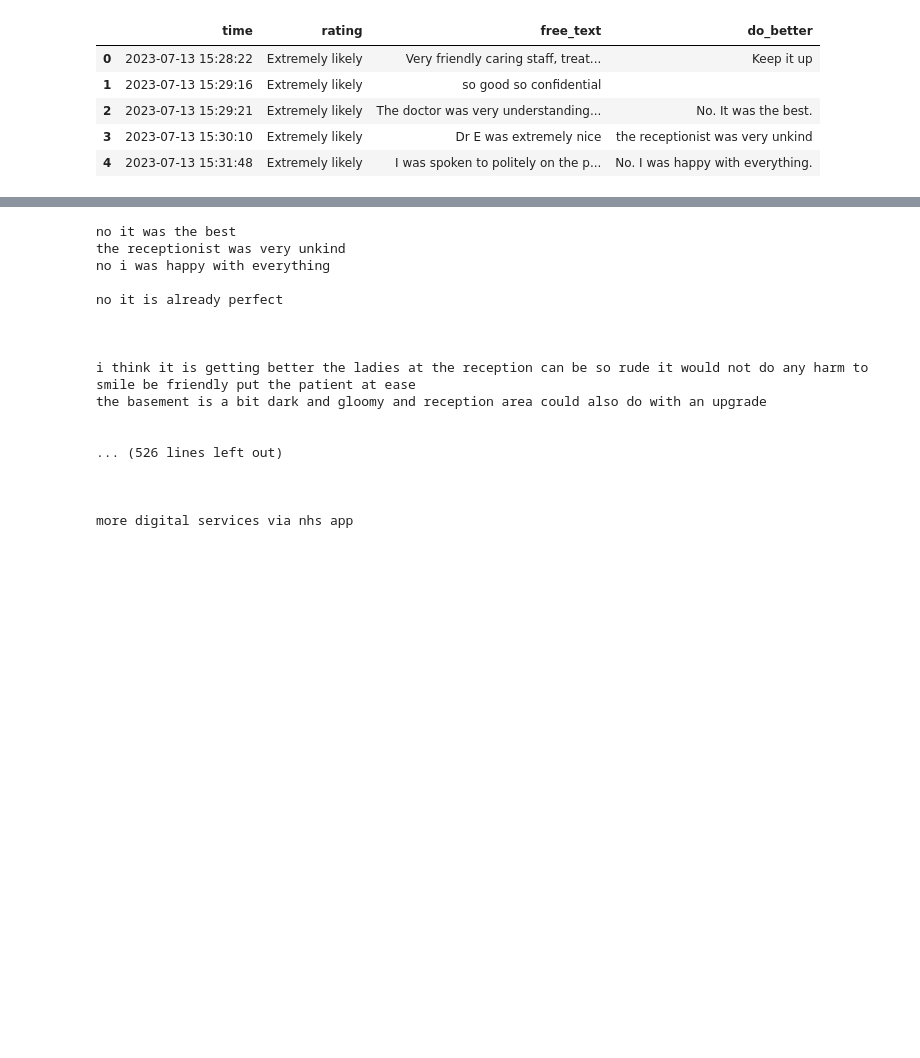
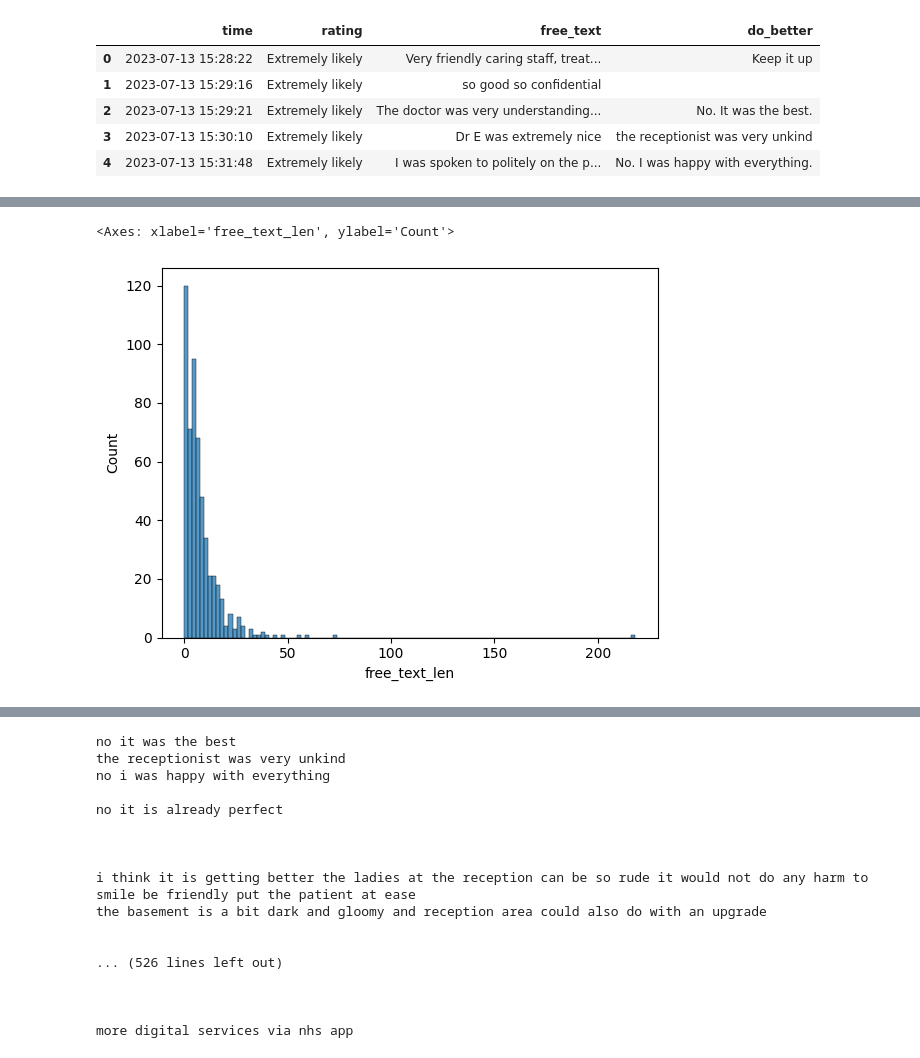
Before and after one commit to janduplessis883/friends-and-family-test-analysis, a Jupyter notebook: notebooks/exploration.ipynb, the cells around one changed output, grey strips where cells are left out. Cells and saved outputs as stored; diff of their text form; code cells hidden in the pictures; blank space fills up the shorter version.

```diff
--- a/notebooks/exploration.ipynb
+++ b/notebooks/exploration.ipynb
@@ -27,3 +43,6 @@ data.head()
 | 2 | 2023-07-13 15:29:21 | Extremely likely | The doctor was very understanding... | No. It was the best. |
 | 3 | 2023-07-13 15:30:10 | Extremely likely | Dr E was extremely nice | the receptionist was very unkind |
 | 4 | 2023-07-13 15:31:48 | Extremely likely | I was spoken to politely on the p... | No. I was happy with everything. |
+# %%
+data['free_text_len'] = data['free_text'].str.split().apply(len)
+data['do_better_len'] = data['do_better'].str.split().apply(len)
@@ -29,0 +58,6 @@ data.head()
+# %%
+import seaborn as sns
+sns.histplot(data=data, x='free_text_len')
+# %% [output]
+<Axes: xlabel='free_text_len', ylabel='Count'>
+[figure, added]
```
Also changed, not shown: parts of 4 cells of this notebook, 2 other files.
